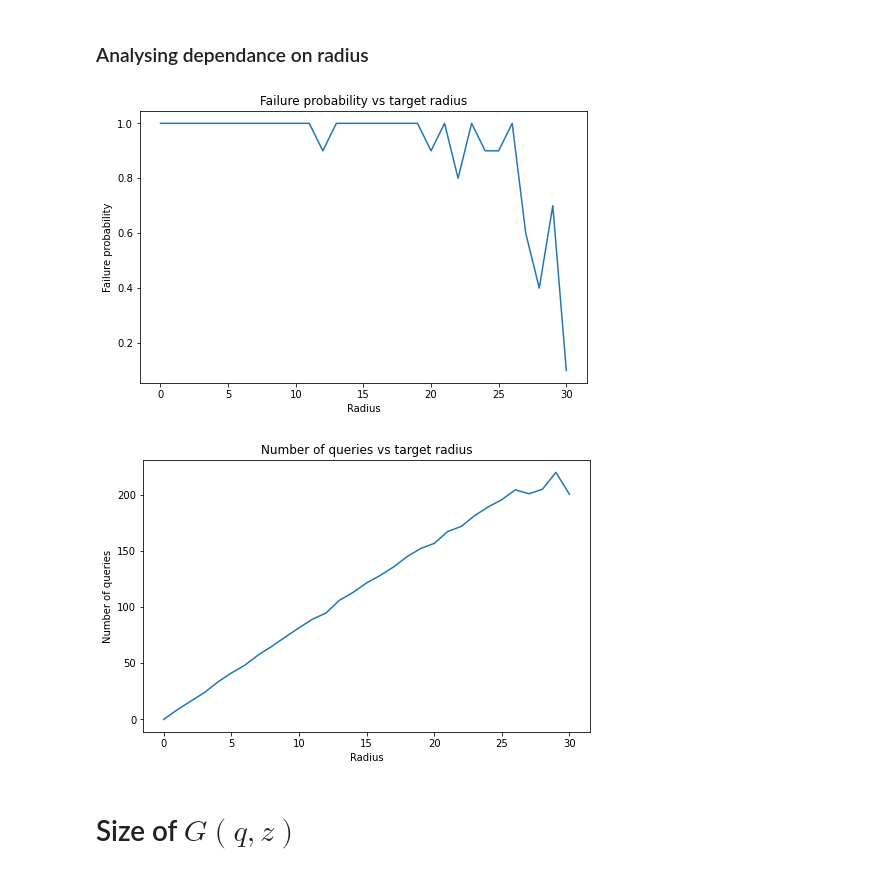
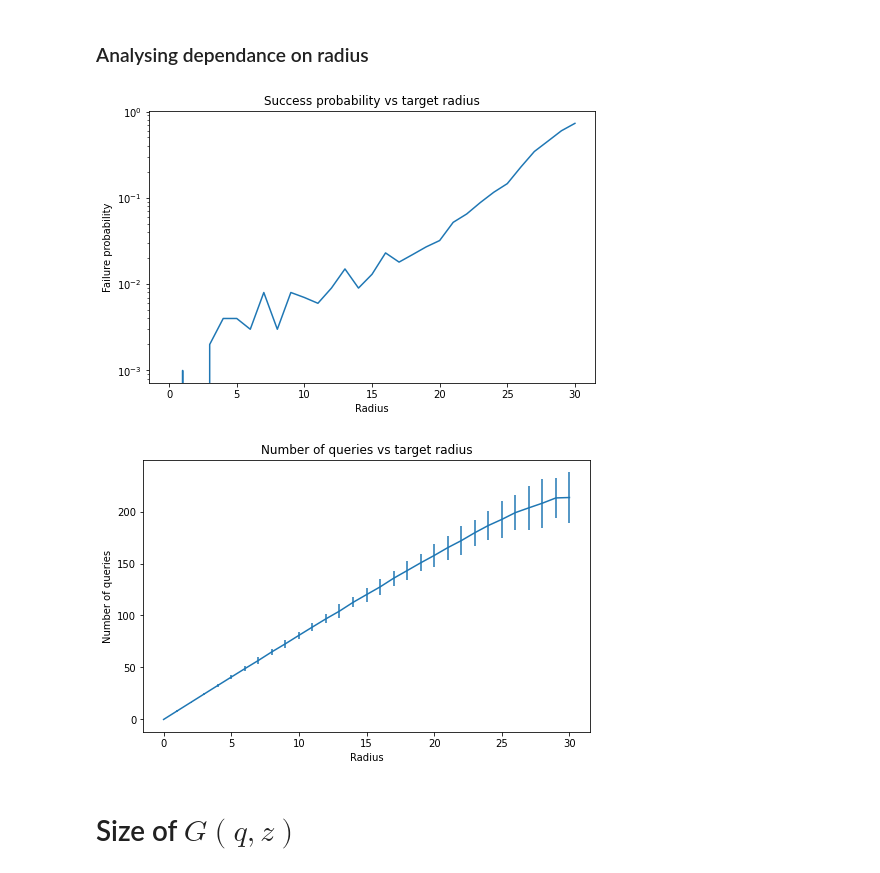
Before and after one commit to makarov-mv/lsh-adversary, a Jupyter notebook: Experiments.ipynb, the cells around one changed output. Cells and saved outputs as stored; diff of their text form; code cells hidden in the pictures.

```diff
--- a/Experiments.ipynb
+++ b/Experiments.ipynb
@@ -252,7 +252,7 @@ run_exp_fast(30, target_distance=20)
 ### Analysing dependance on t
 # %%
 t_grid = np.arange(0, r1 + 1, 1)
-iters_per_point = 30
+iters_per_point = 300
 res = []
 for t1 in tqdm(t_grid):
     cur_res = []
@@ -262,17 +262,21 @@ for t1 in tqdm(t_grid):
 # %%
 failure_prob = []
 mean_queries = np.zeros(len(res))
-bars_queries = [np.zeros(len(res)), np.zeros(len(res))]
+err_queries = np.zeros(len(res))
+# bars_queries = [np.zeros(len(res)), np.zeros(len(res))]
 for i, v in enumerate(res):
     f_pr = sum(1 - e[0] for e in v) / len(v)
     failure_prob.append(f_pr)
-    queries = [e[1] for e in v]
+    queries = [e[1] for e in v if e[0]]
+    if len(queries) == 0:
+        queries = [0]
     mean_queries[i] = np.mean(queries)
-    bars_queries[0][i] = np.percentile(queries, 90)
-    bars_queries[1][i] = np.percentile(queries, 10)
+#     bars_queries[0][i] = np.percentile(queries, 90)
+#     bars_queries[1][i] = np.percentile(queries, 10)
+    err_queries[i] = np.std(queries)
 
-bars_queries[0] -= mean_queries
-bars_queries[1] = mean_queries - bars_queries[1]
+# bars_queries[0] -= mean_queries
+# bars_queries[1] = mean_queries - bars_queries[1]
 # %%
 plt.plot(t_grid, failure_prob)
 plt.title("Failure probability vs t")
@@ -292,7 +296,7 @@ plt.show()
 ### Analysing dependance on radius
 # %%
 r_grid = np.arange(0, r1 + 1, 1)
-iters_per_point = 10
+iters_per_point = 1000
 r_res = []
 for rp in tqdm(r_grid):
     cur_res = []
@@ -308,27 +312,30 @@ for i, v in enumerate(r_res):
     failure_prob.append(f_pr)
     queries = [e[1] for e in v]
     mean_queries[i] = np.mean(queries)
-    bars_queries[0][i] = np.percentile(queries, 90)
-    bars_queries[1][i] = np.percentile(queries, 10)
+#     bars_queries[0][i] = np.percentile(queries, 90)
+#     bars_queries[1][i] = np.percentile(queries, 10)
+    err_queries[i] = np.std(queries)
 
-bars_queries[0] -= mean_queries
-bars_queries[1] = mean_queries - bars_queries[1]
+
+# bars_queries[0] -= mean_queries
+# bars_queries[1] = mean_queries - bars_queries[1]
 # %%
-plt.plot(r_grid, failure_prob)
-plt.title("Failure probability vs target radius")
+plt.plot(r_grid, 1 - np.array(failure_prob))
+plt.title("Success probability vs target radius")
+plt.yscale("log")
 plt.xlabel("Radius")
 plt.ylabel("Failure probability")
 plt.show()
 
 # plt.errorbar(r_grid, mean_queries, yerr=bars_queries)
-plt.plot(r_grid, mean_queries)
+plt.errorbar(r_grid, mean_queries, yerr=err_queries)
 plt.title("Number of queries vs target radius")
 plt.xlabel("Radius")
 plt.ylabel("Number of queries")
 plt.show()
 # %% [output]
-[figure, old version]
+[figure, new version]
-[figure, old version]
+[figure, new version]
 # %% [markdown]
 # Size of $G(q,z)$
 # %%
```
Also changed, not shown: parts of 2 cells of this notebook.
